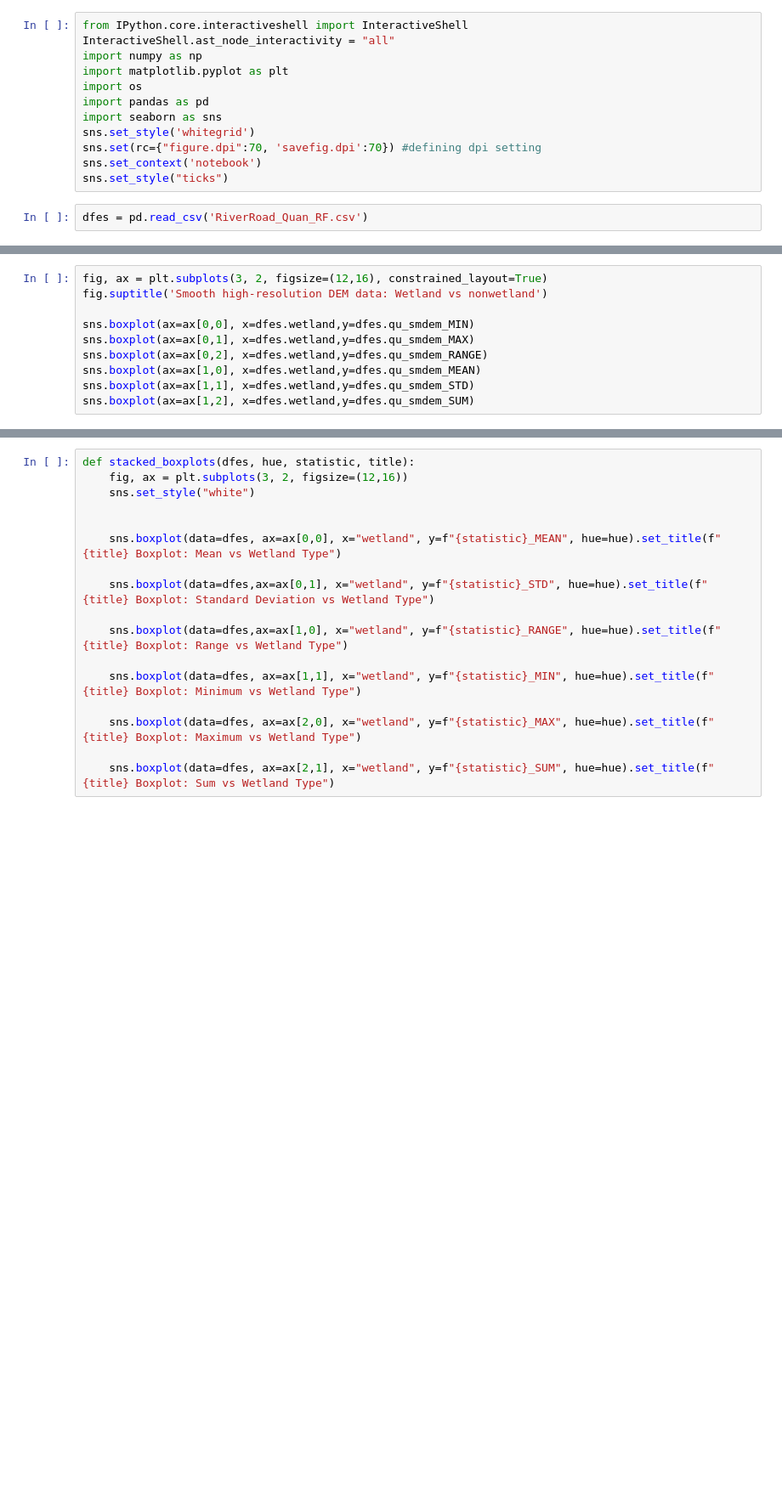
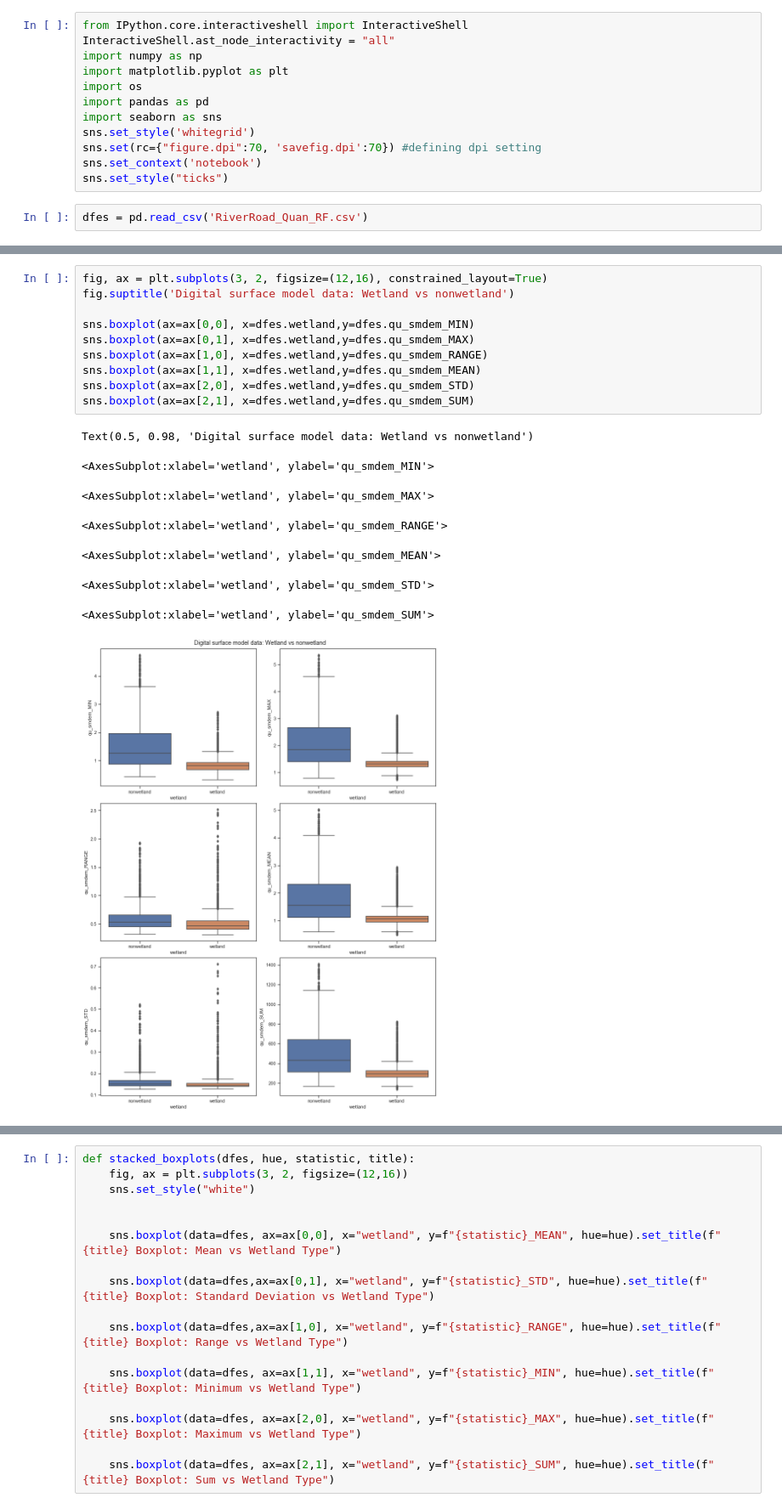
Before and after one commit to sgovil5/wetland-prediction, a Jupyter notebook: V1/Boxplots.ipynb, the cells around one changed output, grey strips where cells are left out. Shown at 85% size. Saved outputs shown, nothing was run; the diff lists cells and outputs as text; blank space fills up the shorter version.

```diff
--- a/V1/Boxplots.ipynb
+++ b/V1/Boxplots.ipynb
@@ -51,12 +72,21 @@ sns.boxplot(ax=ax[1,2], x=dfes.wetland,y=dfes.qu_hyddem_SUM)
 # %%
 fig, ax = plt.subplots(3, 2, figsize=(12,16), constrained_layout=True)
-fig.suptitle('Smooth high-resolution DEM data: Wetland vs nonwetland')
+fig.suptitle('Digital surface model data: Wetland vs nonwetland')
 
 sns.boxplot(ax=ax[0,0], x=dfes.wetland,y=dfes.qu_smdem_MIN)
 sns.boxplot(ax=ax[0,1], x=dfes.wetland,y=dfes.qu_smdem_MAX)
-sns.boxplot(ax=ax[0,2], x=dfes.wetland,y=dfes.qu_smdem_RANGE)
-sns.boxplot(ax=ax[1,0], x=dfes.wetland,y=dfes.qu_smdem_MEAN)
-sns.boxplot(ax=ax[1,1], x=dfes.wetland,y=dfes.qu_smdem_STD)
-sns.boxplot(ax=ax[1,2], x=dfes.wetland,y=dfes.qu_smdem_SUM)
+sns.boxplot(ax=ax[1,0], x=dfes.wetland,y=dfes.qu_smdem_RANGE)
+sns.boxplot(ax=ax[1,1], x=dfes.wetland,y=dfes.qu_smdem_MEAN)
+sns.boxplot(ax=ax[2,0], x=dfes.wetland,y=dfes.qu_smdem_STD)
+sns.boxplot(ax=ax[2,1], x=dfes.wetland,y=dfes.qu_smdem_SUM)
+# %% [output]
+Text(0.5, 0.98, 'Digital surface model data: Wetland vs nonwetland')
+<AxesSubplot:xlabel='wetland', ylabel='qu_smdem_MIN'>
+<AxesSubplot:xlabel='wetland', ylabel='qu_smdem_MAX'>
+<AxesSubplot:xlabel='wetland', ylabel='qu_smdem_RANGE'>
+<AxesSubplot:xlabel='wetland', ylabel='qu_smdem_MEAN'>
+<AxesSubplot:xlabel='wetland', ylabel='qu_smdem_STD'>
+<AxesSubplot:xlabel='wetland', ylabel='qu_smdem_SUM'>
+[figure, added]
 # %%
 fig, ax = plt.subplots(3, 2, figsize=(12,16), constrained_layout=True)
```
Also changed, not shown: parts of 19 cells of this notebook, 1 other file.
